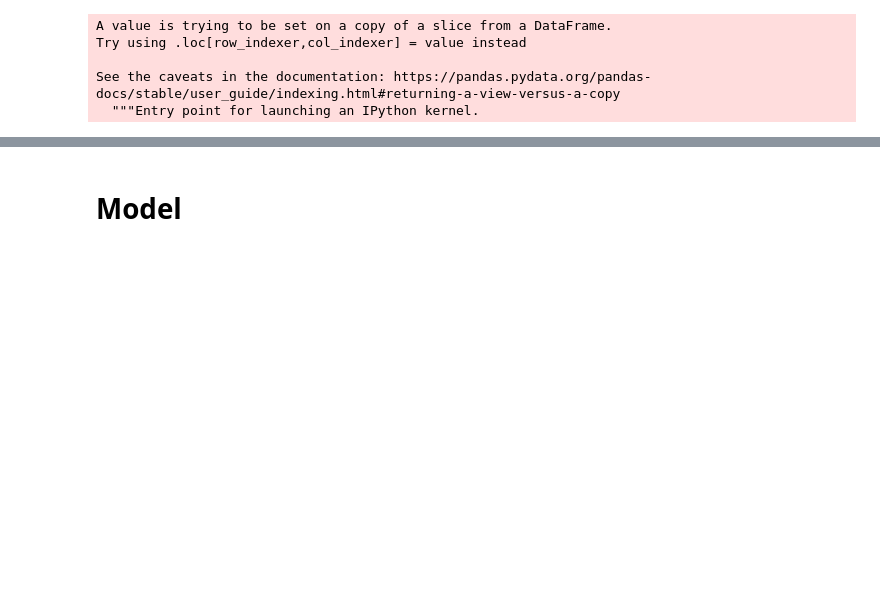
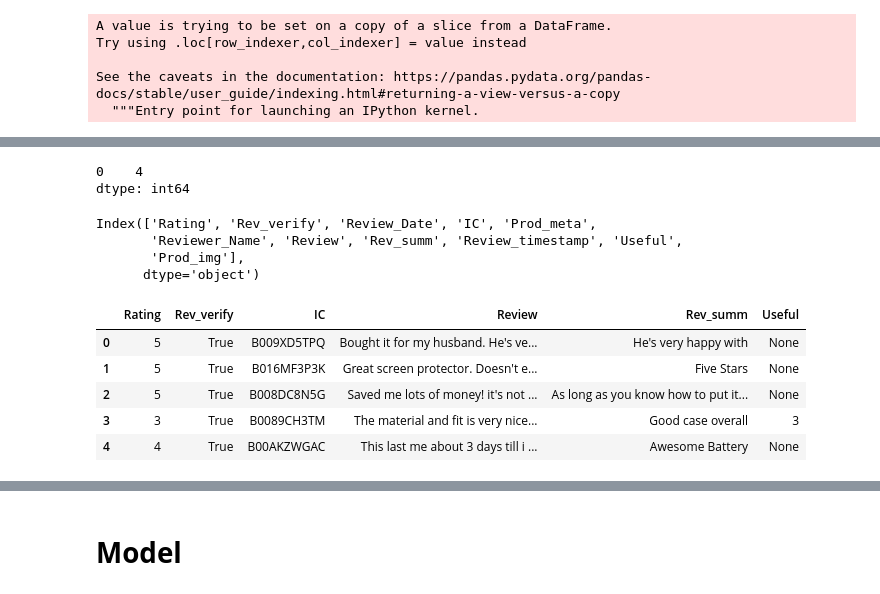
Before and after one commit to DipeshChothwe/PRODUCT-REVIEW-SUMMARIZATION, a Jupyter notebook: Summary_words_from_reviews.ipynb, the cells around one changed output, grey strips where cells are left out. Cells and saved outputs as stored; diff of their text form; code cells hidden in the pictures; blank space fills up the shorter version.

```diff
--- a/Summary_words_from_reviews.ipynb
+++ b/Summary_words_from_reviews.ipynb
@@ -249,0 +294,23 @@ k = reviews_data['Useful']
+# %%
+i['IC'].value_counts( sort=True).mode()
+# %% [output]
+0    4
+dtype: int64
+# %%
+reviews.columns
+# %% [output]
+Index(['Rating', 'Rev_verify', 'Review_Date', 'IC', 'Prod_meta',
+       'Reviewer_Name', 'Review', 'Rev_summ', 'Review_timestamp', 'Useful',
+       'Prod_img'],
+      dtype='object')
+# %%
+i = reviews
+df = i.drop(['Review_Date', 'Prod_meta', 'Reviewer_Name', 'Review_timestamp', 'Prod_img'] , axis = 1)
+df.head()
+# %% [output]
+|  | Rating | Rev_verify | IC | Review | Rev_summ | Useful |
+| 0 | 5 | True | B009XD5TPQ | Bought it for my husband. He's ve... | He's very happy with | None |
+| 1 | 5 | True | B016MF3P3K | Great screen protector. Doesn't e... | Five Stars | None |
+| 2 | 5 | True | B008DC8N5G | Saved me lots of money! it's not ... | As long as you know how to put it... | None |
+| 3 | 3 | True | B0089CH3TM | The material and fit is very nice... | Good case overall | 3 |
+| 4 | 4 | True | B00AKZWGAC | This last me about 3 days till i ... | Awesome Battery | None |
```
Also changed, not shown: parts of 37 cells of this notebook.
